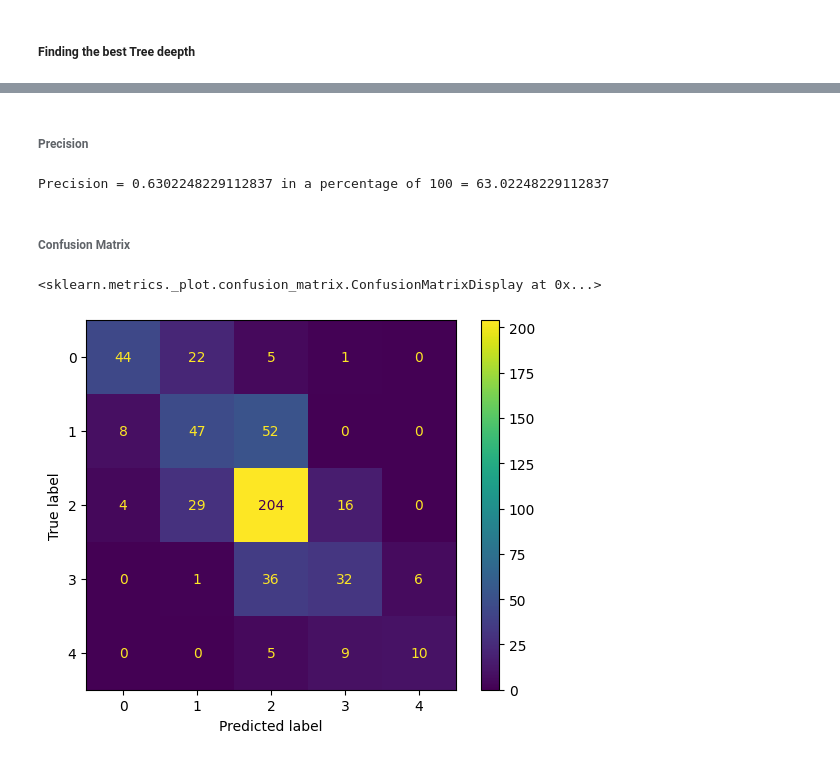
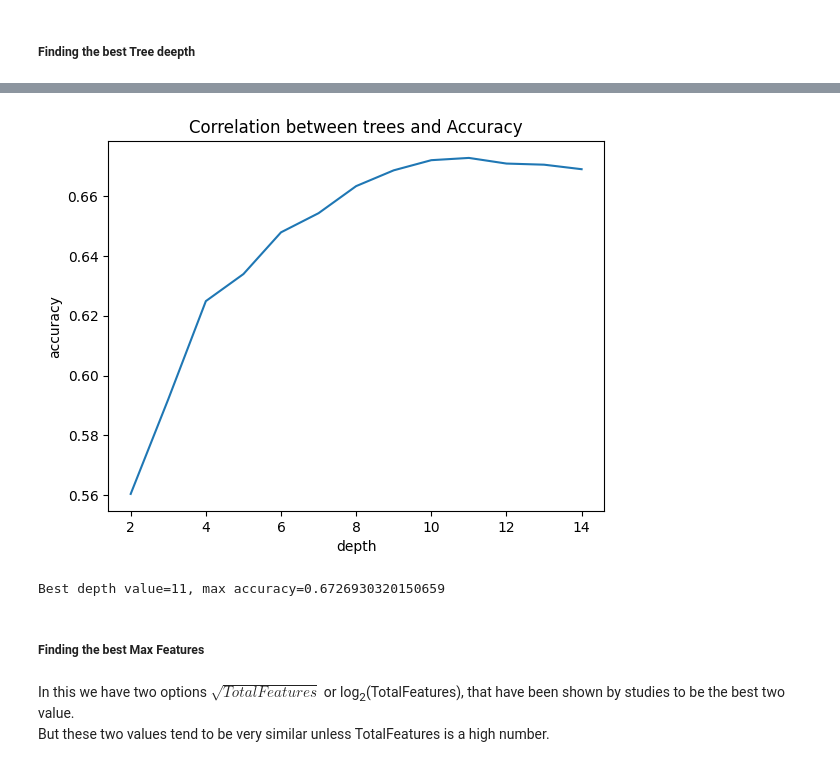
Before and after one commit to Grupo-2-LabIACD/Project-LabIACD, a Jupyter notebook: RandomForest.ipynb, the cells around one changed output, grey strips where cells are left out. Drawn from its saved outputs; the diff is of its cells as text; code cells hidden in the pictures.

```diff
--- a/RandomForest.ipynb
+++ b/RandomForest.ipynb
@@ -271,4 +229,0 @@ Best tree value=50
-# %%
-RandomForest = RandomForestClassifier(n_estimators=besttree,criterion="gini",max_features="log2")
-RandomForest.fit(features_treino,has_cancer_treino)
-has_cancer_prediction=RandomForest.predict(features_teste)
@@ -329,4 +229,0 @@ Best tree value=170
-# %%
-RandomForest = RandomForestClassifier(n_estimators=besttree,criterion="entropy",max_features="sqrt")
-RandomForest.fit(features_treino,has_cancer_treino)
-has_cancer_prediction=RandomForest.predict(features_teste)
@@ -340,17 +229,0 @@ Accuracy = 0.6346516007532956 in a percentage of 100 = 63.465160075329564
-# %% [markdown]
-###### Precision
-# %%
-precision = precision_score(has_cancer_teste, has_cancer_prediction,average='weighted')
-print(f"Precision = {precision} in a percentage of 100 = {precision*100}")
-# %% [output]
-Precision = 0.6302248229112837 in a percentage of 100 = 63.02248229112837
-# %% [markdown]
-###### Confusion Matrix
-# %%
-cm=confusion_matrix(has_cancer_teste, has_cancer_prediction)
-ConfusionMatrixDisplay(confusion_matrix=cm).plot()
-#True_positives, False_positives, True_negatives, False_negatives=cm.ravel
-#print(f"True Positives={True_positives} \n False Positives={False_positives} \n True Negatives={True_negatives} \n False Positives={False_positives}")
-# %% [output]
-<sklearn.metrics._plot.confusion_matrix.ConfusionMatrixDisplay at 0x...>
-[figure, removed]
@@ -366,0 +230,36 @@ display(graph)
+# %%
+lower=2
+upper=15
+values=[]
+depthnumber=[]
+for i in range (lower,upper):
+    average_accuracy=0
+
+    for k in range (5):
+        RandomForest = RandomForestClassifier(max_depth=i, n_jobs=(-1))
+        RandomForest.fit(features_treino,has_cancer_treino)
+        has_cancer_prediction=RandomForest.predict(features_teste)
+        accuracy = accuracy_score(has_cancer_teste, has_cancer_prediction)
+        average_accuracy+=accuracy
+    values.append(average_accuracy/5)
+    depthnumber.append(i)
+
+
+
+pyplot.plot(depthnumber,values )
+pyplot.xlabel('depth')
+pyplot.ylabel('accuracy')
+pyplot.title('Correlation between trees and Accuracy')
+pyplot.show()
+
+values=np.array(values)
+index=np.where(values==np.max(values))
+bestdepthnumber=depthnumber[index[0][0]]
+print(f"Best depth value={bestdepthnumber}, max accuracy={np.max(values)}")
+# %% [output]
+[figure, added]
+Best depth value=11, max accuracy=0.6726930320150659
+# %% [markdown]
+##### Finding the best Max Features
+# %% [markdown]
+In this we have two options $\sqrt{TotalFeatures}$ or log<sub>2</sub>(TotalFeatures), that have been shown by studies to be the best two value.<br> But these two values tend to be very similar unless TotalFeatures is a high number.
```
Also changed, not shown: parts of 38 cells of this notebook, 1 other file.
